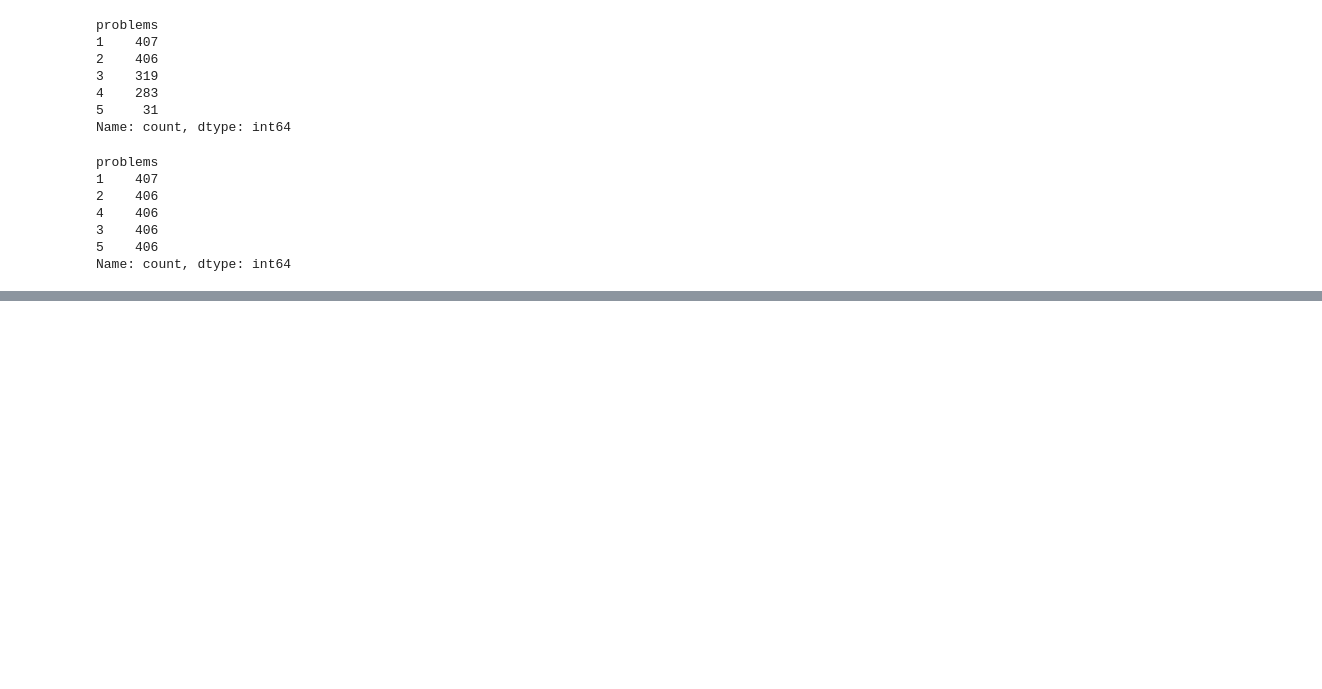
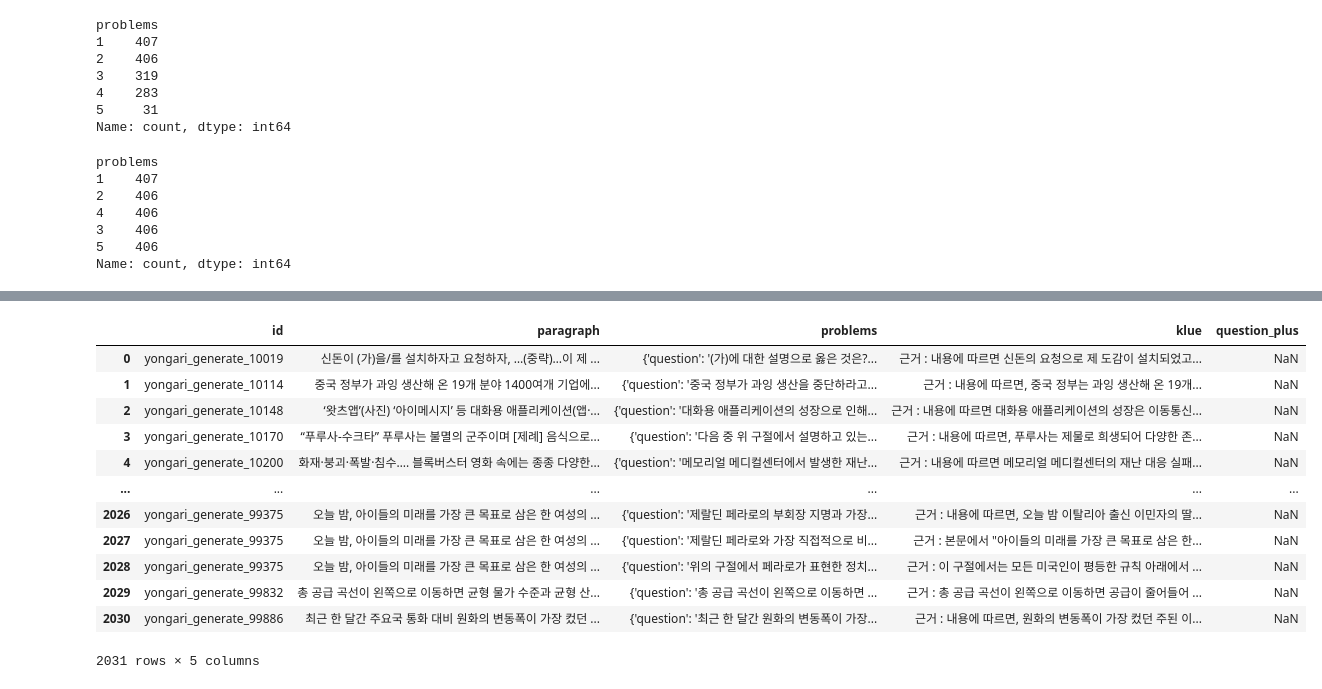
Before and after one commit to boostcampaitech7/level2-nlp-generationfornlp-nlp-09-lv3, a Jupyter notebook: data_balance.ipynb, the cells around one changed output, grey strips where cells are left out. Cells and saved outputs as stored; diff of their text form; code cells hidden in the pictures; blank space fills up the shorter version.

```diff
--- a/data_balance.ipynb
+++ b/data_balance.ipynb
@@ -418,0 +448,11 @@ df.to_csv('data/train_balanced.csv', index=False, encoding='utf-8')
+# %%
+train_balanced = pd.read_csv('data/train+klue_balanced.csv')
+
+# problems 열 문자열을 딕셔너리로 변환
+df['problems'] = df['problems'].apply(ast.literal_eval)
+
+# answer 값 추출 및 개수 세기
+answer_counts = df['problems'].apply(lambda x: x['answer']).value_counts()
+
+# 결과 출력
+print(answer_counts)
@@ -418,0 +467,16 @@ df.to_csv('data/train_balanced.csv', index=False, encoding='utf-8')
+# %%
+train_balanced
+# %% [output]
+|  | id | paragraph | problems | klue | question_plus |
+| 0 | yongari_generate_10019 | 신돈이 (가)을/를 설치하자고 요청하자, …(중략)…이 제 ... | {'question': '(가)에 대한 설명으로 옳은 것은?... | 근거 : 내용에 따르면 신돈의 요청으로 제 도감이 설치되었고... | NaN |
+| 1 | yongari_generate_10114 | 중국 정부가 과잉 생산해 온 19개 분야 1400여개 기업에... | {'question': '중국 정부가 과잉 생산을 중단하라고... | 근거 : 내용에 따르면, 중국 정부는 과잉 생산해 온 19개... | NaN |
+| 2 | yongari_generate_10148 | ‘왓츠앱’(사진) ‘아이메시지’ 등 대화용 애플리케이션(앱·... | {'question': '대화용 애플리케이션의 성장으로 인해... | 근거 : 내용에 따르면 대화용 애플리케이션의 성장은 이동통신... | NaN |
+| 3 | yongari_generate_10170 | “푸루사-수크타” 푸루사는 불멸의 군주이며 [제례] 음식으로... | {'question': '다음 중 위 구절에서 설명하고 있는... | 근거 : 내용에 따르면, 푸루사는 제물로 희생되어 다양한 존... | NaN |
+| 4 | yongari_generate_10200 | 화재·붕괴·폭발·침수…. 블록버스터 영화 속에는 종종 다양한... | {'question': '메모리얼 메디컬센터에서 발생한 재난... | 근거 : 내용에 따르면 메모리얼 메디컬센터의 재난 대응 실패... | NaN |
+| ... | ... | ... | ... | ... | ... |
+| 2026 | yongari_generate_99375 | 오늘 밤, 아이들의 미래를 가장 큰 목표로 삼은 한 여성의 ... | {'question': '제랄딘 페라로의 부회장 지명과 가장... | 근거 : 내용에 따르면, 오늘 밤 이탈리아 출신 이민자의 딸... | NaN |
+| 2027 | yongari_generate_99375 | 오늘 밤, 아이들의 미래를 가장 큰 목표로 삼은 한 여성의 ... | {'question': '제랄딘 페라로와 가장 직접적으로 비... | 근거 : 본문에서 "아이들의 미래를 가장 큰 목표로 삼은 한... | NaN |
+| 2028 | yongari_generate_99375 | 오늘 밤, 아이들의 미래를 가장 큰 목표로 삼은 한 여성의 ... | {'question': '위의 구절에서 페라로가 표현한 정치... | 근거 : 이 구절에서는 모든 미국인이 평등한 규칙 아래에서 ... | NaN |
+| 2029 | yongari_generate_99832 | 총 공급 곡선이 왼쪽으로 이동하면 균형 물가 수준과 균형 산... | {'question': '총 공급 곡선이 왼쪽으로 이동하면 ... | 근거 : 총 공급 곡선이 왼쪽으로 이동하면 공급이 줄어들어 ... | NaN |
+| 2030 | yongari_generate_99886 | 최근 한 달간 주요국 통화 대비 원화의 변동폭이 가장 컸던 ... | {'question': '최근 한 달간 원화의 변동폭이 가장... | 근거 : 내용에 따르면, 원화의 변동폭이 가장 컸던 주된 이... | NaN |
+2031 rows × 5 columns
```
Also changed, not shown: parts of 13 cells of this notebook.
